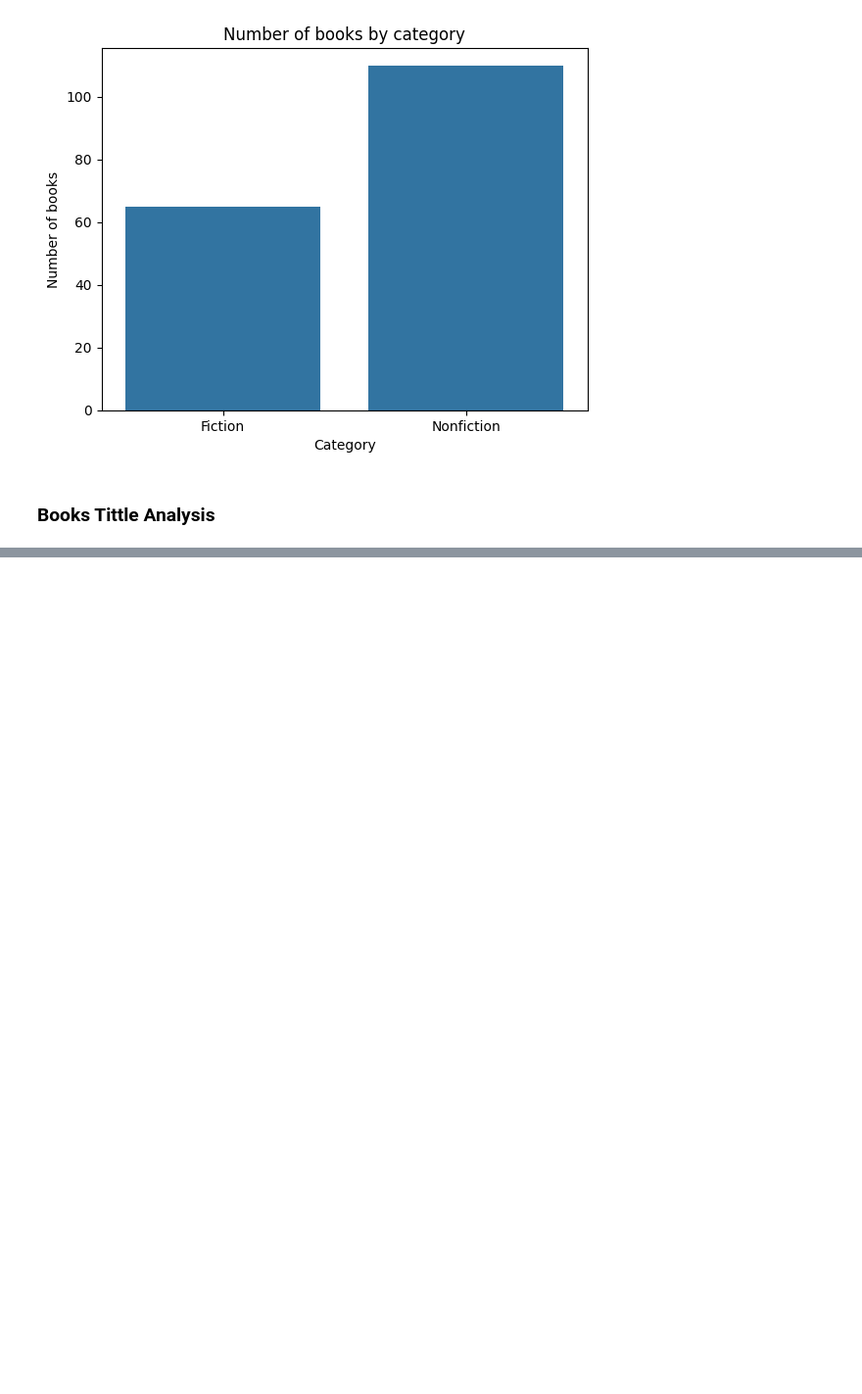
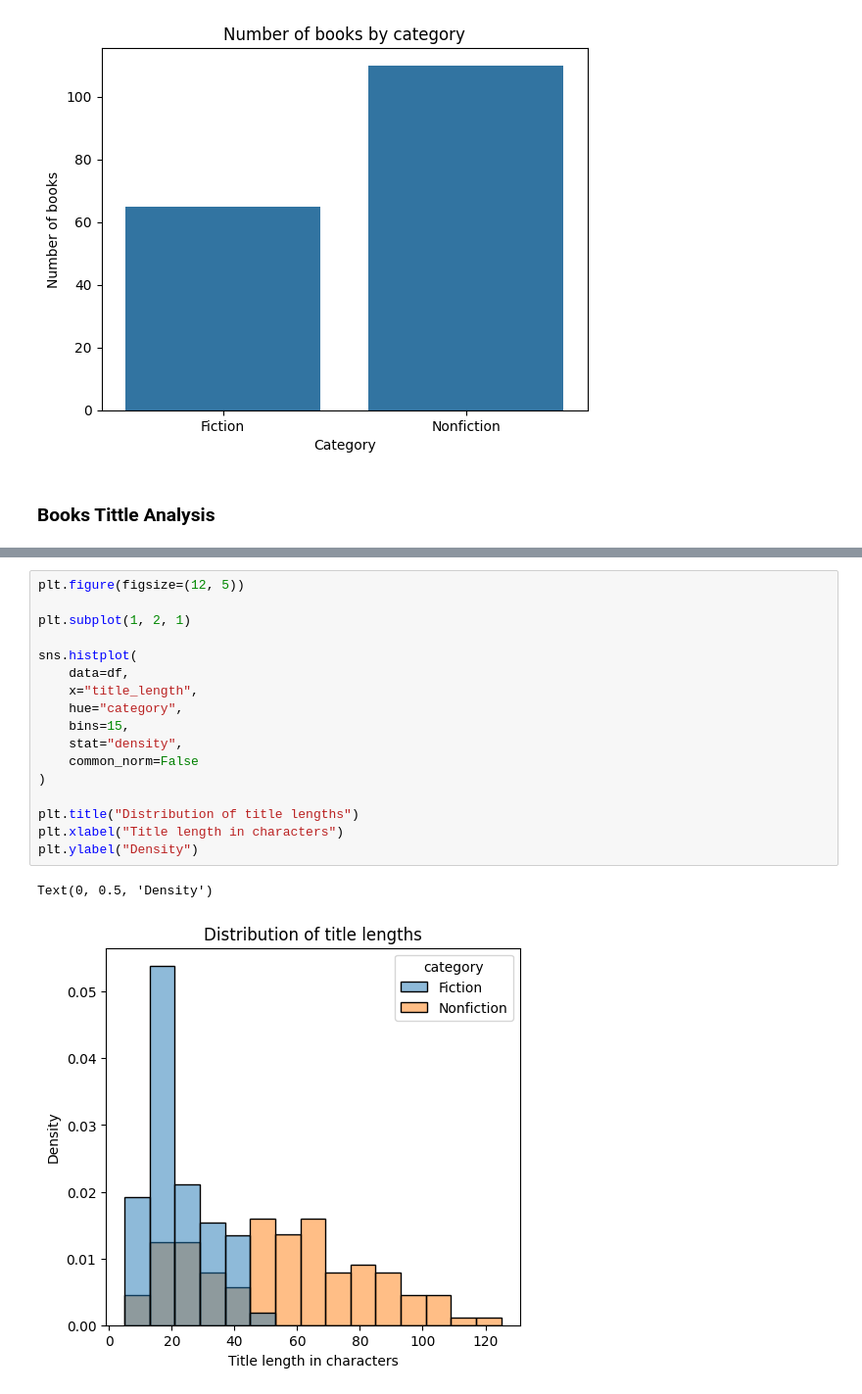
Before and after one commit to mdjawadulhasan/BookGenreClassifier, a Jupyter notebook: notebooks/03_eda.ipynb, the cells around one changed output, grey strips where cells are left out. Shown at 98% size. Saved outputs shown, nothing was run; the diff lists cells and outputs as text; blank space fills up the shorter version.

```diff
--- a/notebooks/03_eda.ipynb
+++ b/notebooks/03_eda.ipynb
@@ -47,0 +65,20 @@ plt.show()
+# %%
+plt.figure(figsize=(12, 5))
+
+plt.subplot(1, 2, 1)
+
+sns.histplot(
+    data=df,
+    x="title_length",
+    hue="category",
+    bins=15,
+    stat="density",
+    common_norm=False
+)
+
+plt.title("Distribution of title lengths")
+plt.xlabel("Title length in characters")
+plt.ylabel("Density")
+# %% [output]
+Text(0, 0.5, 'Density')
+[figure, added]
```
Also changed, not shown: parts of 7 cells of this notebook, 2 other files.
